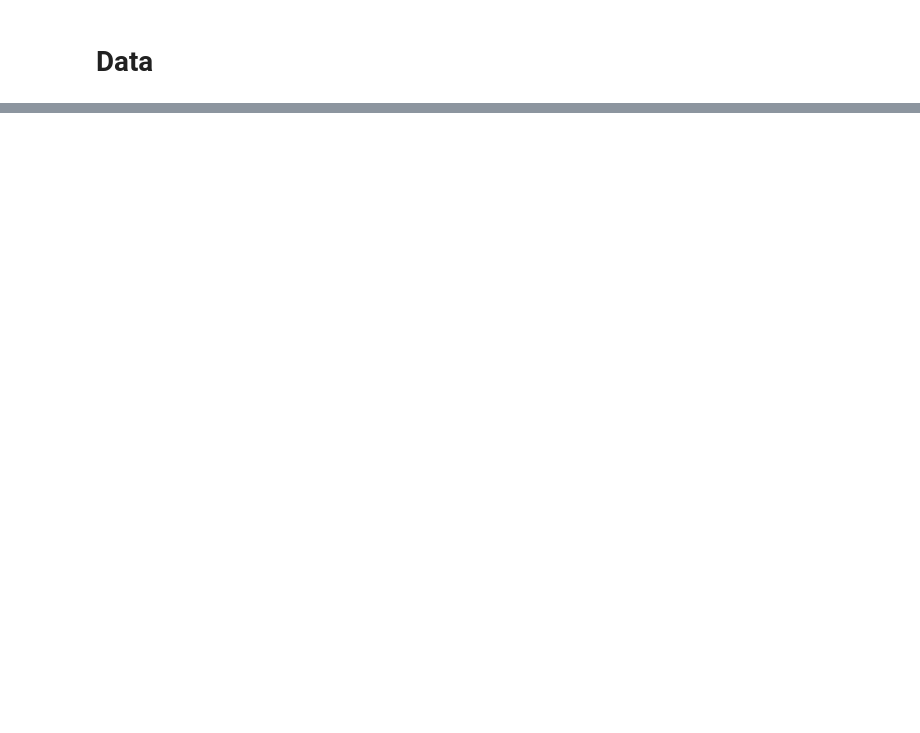
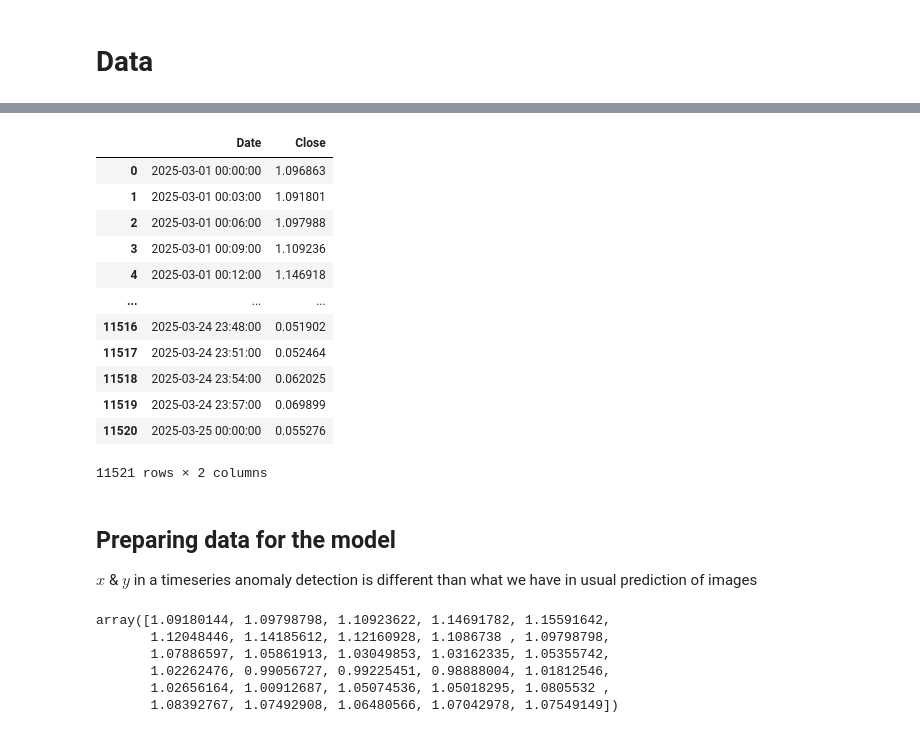
Before and after one commit to jahez07/learnin4romDrSreeni, a Jupyter notebook: anomalyDetection/notebooks/lstmEnDeNetwork.ipynb, the cells around one changed output, grey strips where cells are left out. Cells and saved outputs as stored; diff of their text form; code cells hidden in the pictures; blank space fills up the shorter version.

```diff
--- a/anomalyDetection/notebooks/lstmEnDeNetwork.ipynb
+++ b/anomalyDetection/notebooks/lstmEnDeNetwork.ipynb
@@ -45,0 +64,2 @@ plt.show()
+# %%
+train, test = df.loc[df['Date'] <= '2025-03-25'], df.loc[df['Date'] > '2025-03-24']
@@ -45,0 +72,7 @@ plt.show()
+# %%
+# Normalize the dataset
+scaler = StandardScaler()
+scaler = scaler.fit(train[['Close']])
+
+train['Close'] = scaler.transform(train[['Close']])
+test['Close'] = scaler.transform(test[['Close']])
@@ -45,0 +90,20 @@ plt.show()
+# %%
+train
+# %% [output]
+|  | Date | Close |
+| 0 | 2025-03-01 00:00:00 | 1.096863 |
+| 1 | 2025-03-01 00:03:00 | 1.091801 |
+| 2 | 2025-03-01 00:06:00 | 1.097988 |
+| 3 | 2025-03-01 00:09:00 | 1.109236 |
+| 4 | 2025-03-01 00:12:00 | 1.146918 |
+| ... | ... | ... |
+| 11516 | 2025-03-24 23:48:00 | 0.051902 |
+| 11517 | 2025-03-24 23:51:00 | 0.052464 |
+| 11518 | 2025-03-24 23:54:00 | 0.062025 |
+| 11519 | 2025-03-24 23:57:00 | 0.069899 |
+| 11520 | 2025-03-25 00:00:00 | 0.055276 |
+11521 rows × 2 columns
+# %% [markdown]
+## **Preparing data for the model**
+
+$x$ & $y$ in a timeseries anomaly detection is different than what we have in usual prediction of images
@@ -45,0 +112,9 @@ plt.show()
+# %%
+train['Close'].iloc[1:(1+seq_size)].values
+# %% [output]
+array([1.09180144, 1.09798798, 1.10923622, 1.14691782, 1.15591642,
+       1.12048446, 1.14185612, 1.12160928, 1.1086738 , 1.09798798,
+       1.07886597, 1.05861913, 1.03049853, 1.03162335, 1.05355742,
+       1.02262476, 0.99056727, 0.99225451, 0.98888004, 1.01812546,
+       1.02656164, 1.00912687, 1.05074536, 1.05018295, 1.0805532 ,
+       1.08392767, 1.07492908, 1.06480566, 1.07042978, 1.07549149])
```
Also changed, not shown: parts of 9 cells of this notebook.
